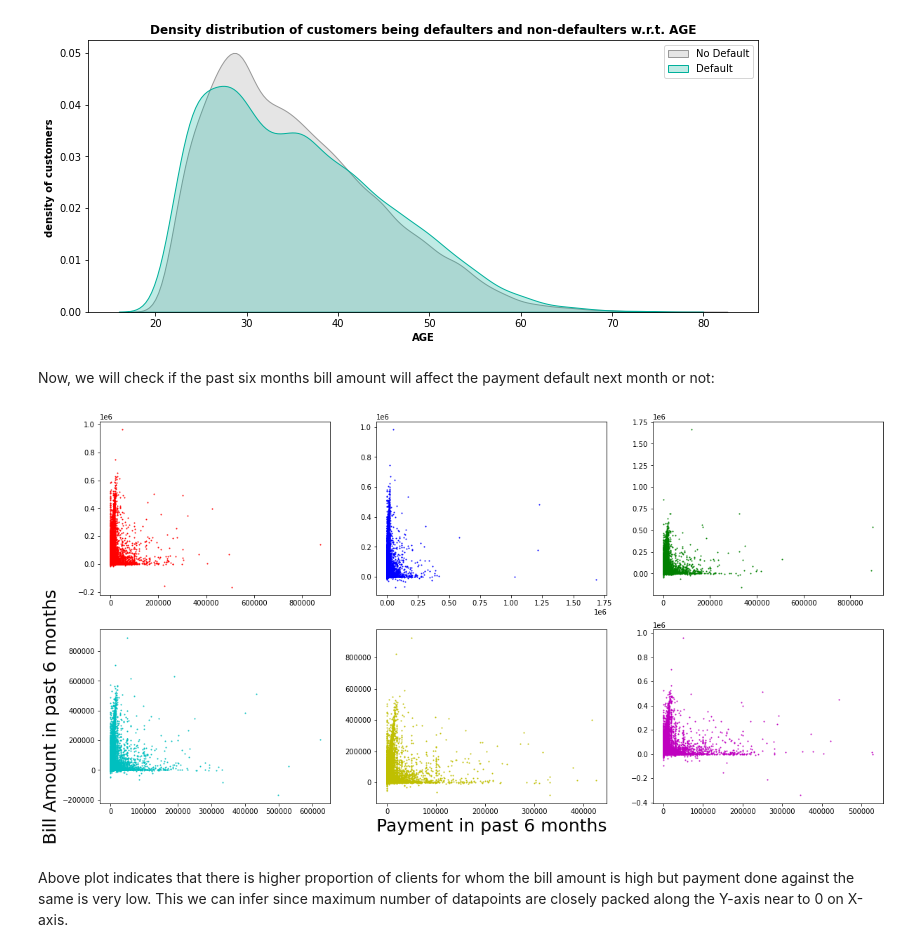
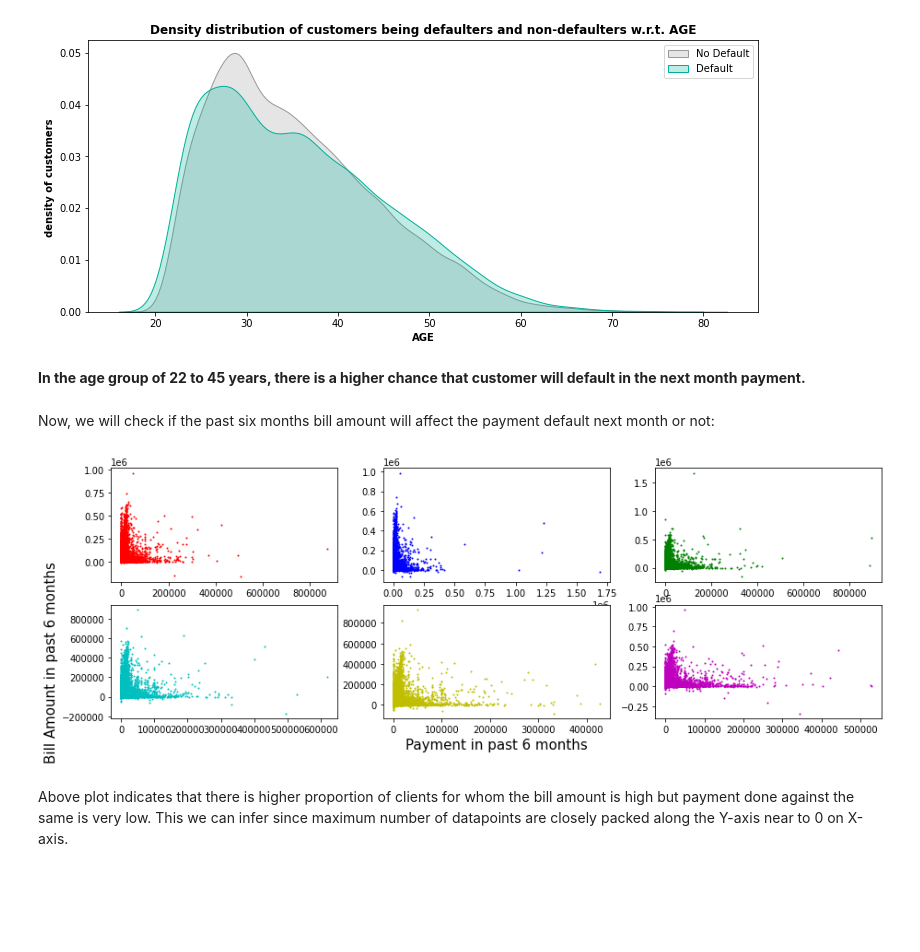
Before and after one commit to sskamalapurkar/Supervised-ML---Classification, a Jupyter notebook: Credit_card_default_prediction_Sayali_Kamalapurkar.ipynb, the cells around one changed output. Cells and saved outputs as stored; diff of their text form; code cells hidden in the pictures; blank space fills up the shorter version.

```diff
--- a/Credit_card_default_prediction_Sayali_Kamalapurkar.ipynb
+++ b/Credit_card_default_prediction_Sayali_Kamalapurkar.ipynb
@@ -488,33 +537,35 @@ plt.legend()
 plt.show()
 # %% [output]
 [figure]
+# %% [markdown]
+**In the age group of 22 to 45 years, there is a higher chance that customer will default in the next month payment.**
 # %% [markdown]
 Now, we will check if the past six months bill amount will affect the payment default next month or not:
 # %%
-plt.subplots(figsize=(20,10))
+plt.subplots(figsize=(15,5))
 
 plt.subplot(231)
 plt.scatter(x=df.sep_paid_amt, y=df.sep_bill, c='r', s=1)
 
 plt.subplot(232)
 plt.scatter(x=df.aug_paid_amt, y=df.aug_bill, c='b', s=1)
 
 plt.subplot(233)
 plt.scatter(x=df.jul_paid_amt, y=df.jul_bill, c='g', s=1)
 
 plt.subplot(234)
 plt.scatter(x=df.jun_paid_amt, y=df.jun_bill, c='c', s=1)
-plt.ylabel("Bill Amount in past 6 months", fontsize=25)
+plt.ylabel("Bill Amount in past 6 months", fontsize=15)
 
 plt.subplot(235)
 plt.scatter(x=df.may_paid_amt, y=df.may_bill, c='y', s=1)
-plt.xlabel("Payment in past 6 months", fontsize=25)
+plt.xlabel("Payment in past 6 months", fontsize=15)
 
 plt.subplot(236)
 plt.scatter(x=df.apr_paid_amt, y=df.apr_bill, c='m', s=1)
 
 plt.show()
 # %% [output]
-[figure, old version]
+[figure, new version]
 # %% [markdown]
 Above plot indicates that there is higher proportion of clients for whom the bill amount is high but payment done against the same is very low. This we can infer since maximum number of datapoints are closely packed along the Y-axis near to 0 on X-axis.
```
Also changed, not shown: parts of 110 cells of this notebook.
